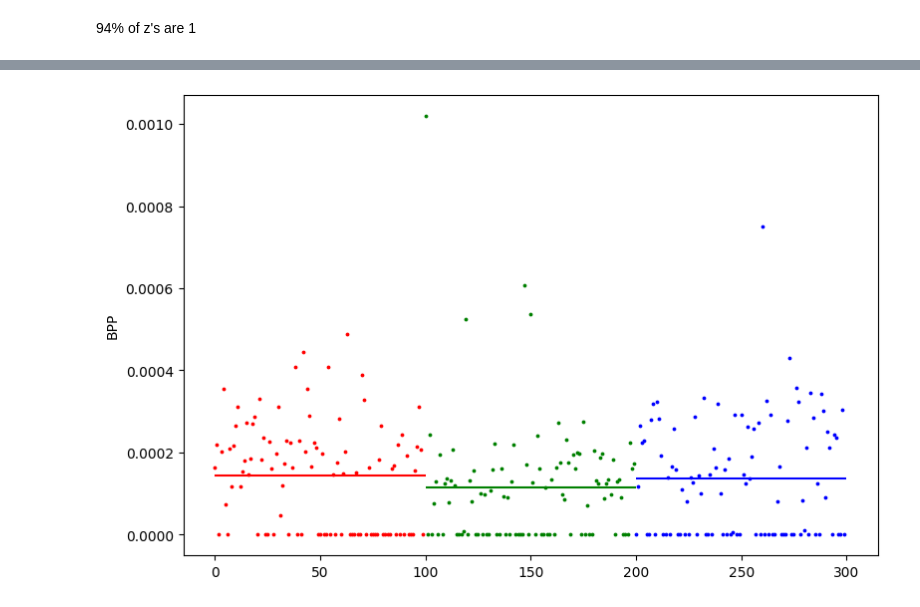
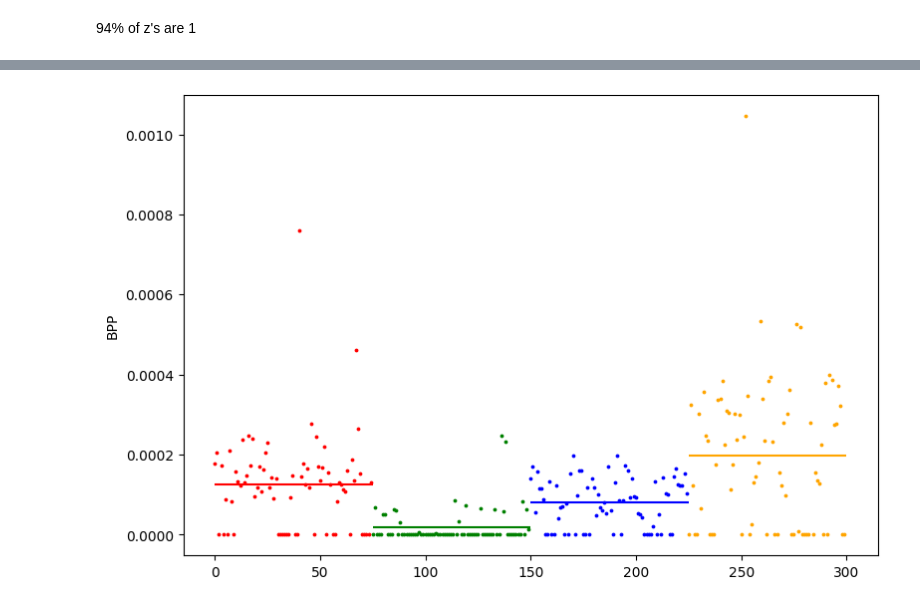
Before and after one commit to narekvslife/multi-modal-neural-compression, a Jupyter notebook: src/plots.ipynb, the cells around one changed output, grey strips where cells are left out. Saved outputs shown, nothing was run; the diff lists cells and outputs as text; code cells hidden in the pictures.

```diff
--- a/src/plots.ipynb
+++ b/src/plots.ipynb
@@ -316,11 +339,13 @@ plot_rate_distortion_curves(model_values)
 # %% [markdown]
 ### Let's see how is the memmory disitributed by classes
 # %%
-ckpt_params = torch.load("../model-3-0001.ckpt", map_location="cpu")
+pl.seed_everything(21)
+
+ckpt_params = torch.load("../model-4-0001.ckpt", map_location="cpu")
 
 # model_type = models.MultiTaskMixedLatentCompressor
-# model_type = models.MultiTaskSharedLatentCompressor
-model_type = models.MultiTaskDisjointLatentCompressor
+model_type = models.MultiTaskSharedLatentCompressor
+# model_type = models.MultiTaskDisjointLatentCompressor
 
 compressor = model_type(**ckpt_params["hyper_parameters"]).eval()
 compressor.load_state_dict(ckpt_params["state_dict"])
@@ -357,13 +383,15 @@ def plot_by_task(data, taks_borders, plot="scatter"):
     task_colors = ["r", "g", "b"]
     legend = ["rgb", "depth", "normals"]
 
+    fig, ax = plt.subplots(figsize=(9, 6))
+    fig.set_size_inches(5, 4)
+
+
     if n_tasks == 4:
         legend.append("shared")
         task_colors.append("orange")
 
     if plot == "scatter":
-        fig, ax = plt.subplots(figsize=(9, 6))
-
         for i in range(n_tasks):
             l = taks_borders[i]
             r = taks_borders[i + 1]
@@ -377,27 +405,25 @@ def plot_by_task(data, taks_borders, plot="scatter"):
         ax.set_ylabel('BPP')
 
     elif plot == "box":
-        plt.boxplot([data[taks_borders[i]: taks_borders[i + 1]] for i in range(n_tasks)])
-        plt.title('Per-task bit-rate distributions')
-        plt.xlabel('Task index (rgb, depth, normal)')
-        plt.ylabel('Task bpp')
+        ax.boxplot([data[taks_borders[i]: taks_borders[i + 1]] for i in range(n_tasks)])
+        ax.set_title('Per-task bit-rate distributions')
+        ax.set_xlabel('Task index (rgb, depth, normal)')
+        ax.set_ylabel('Task bpp')
 
     elif plot == "bar":
-        plt.bar(legend, [sum(data[taks_borders[i]: taks_borders[i + 1]]) for i in range(n_tasks)], color=task_colors)
-        plt.title('Per-task bit-rate distributions')
-        plt.xlabel('Task')
-        plt.ylabel('BPP')
+        ax.bar(legend, [sum(data[taks_borders[i]: taks_borders[i + 1]]) for i in range(n_tasks)], color=task_colors)
+        ax.set_title('Per-task bit-rate distributions')
+        ax.set_xlabel('Task')
+        ax.set_ylabel('BPP')
 
 #     ax.legend(legend)
 
 
     plt.show()
 # %%
-task_channels = range(0, 301, 100)
-
 plot_by_task(channel_bpps, task_channels, plot="scatter")
 # %% [output]
-[figure, old version]
+[figure, new version]
 # %%
 plot_by_task(channel_bpps, task_channels, plot="bar")
 # %% [output]
```
Also changed, not shown: parts of 43 cells of this notebook, 1 other file.
